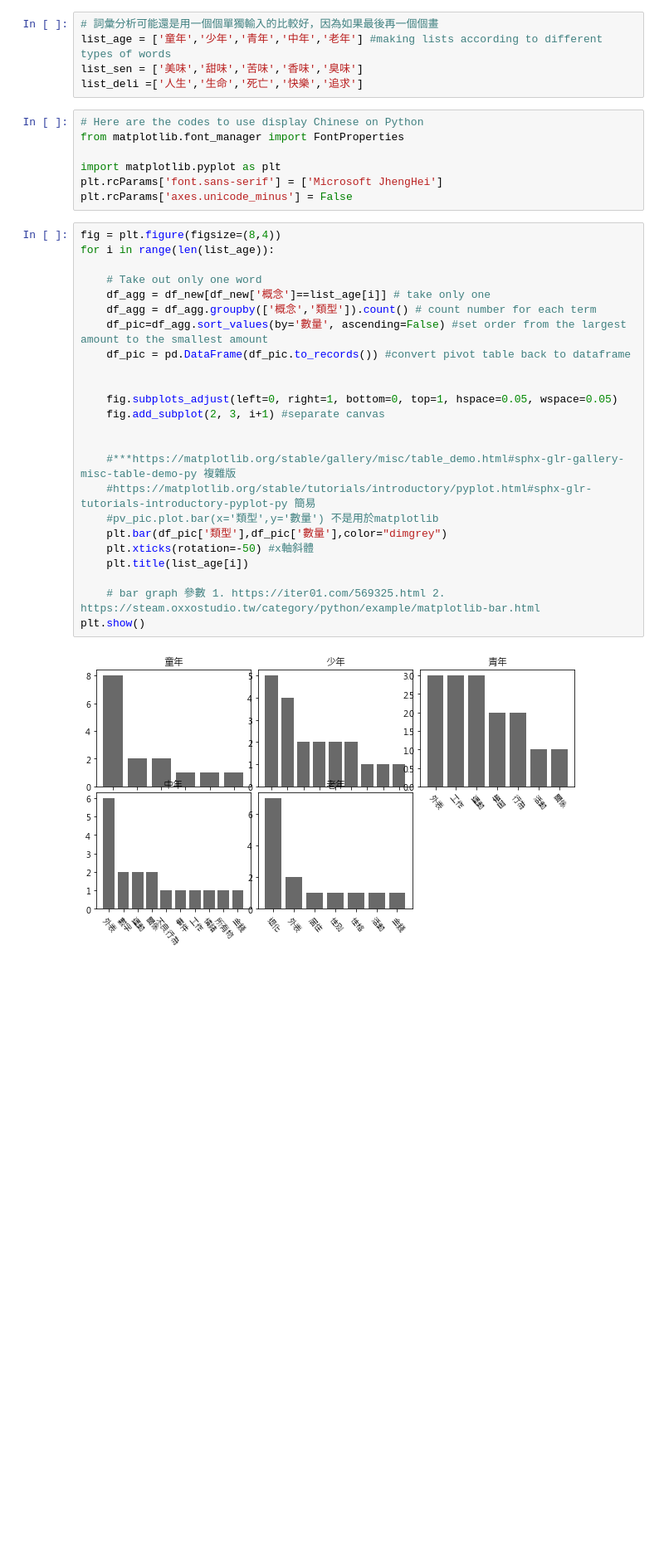
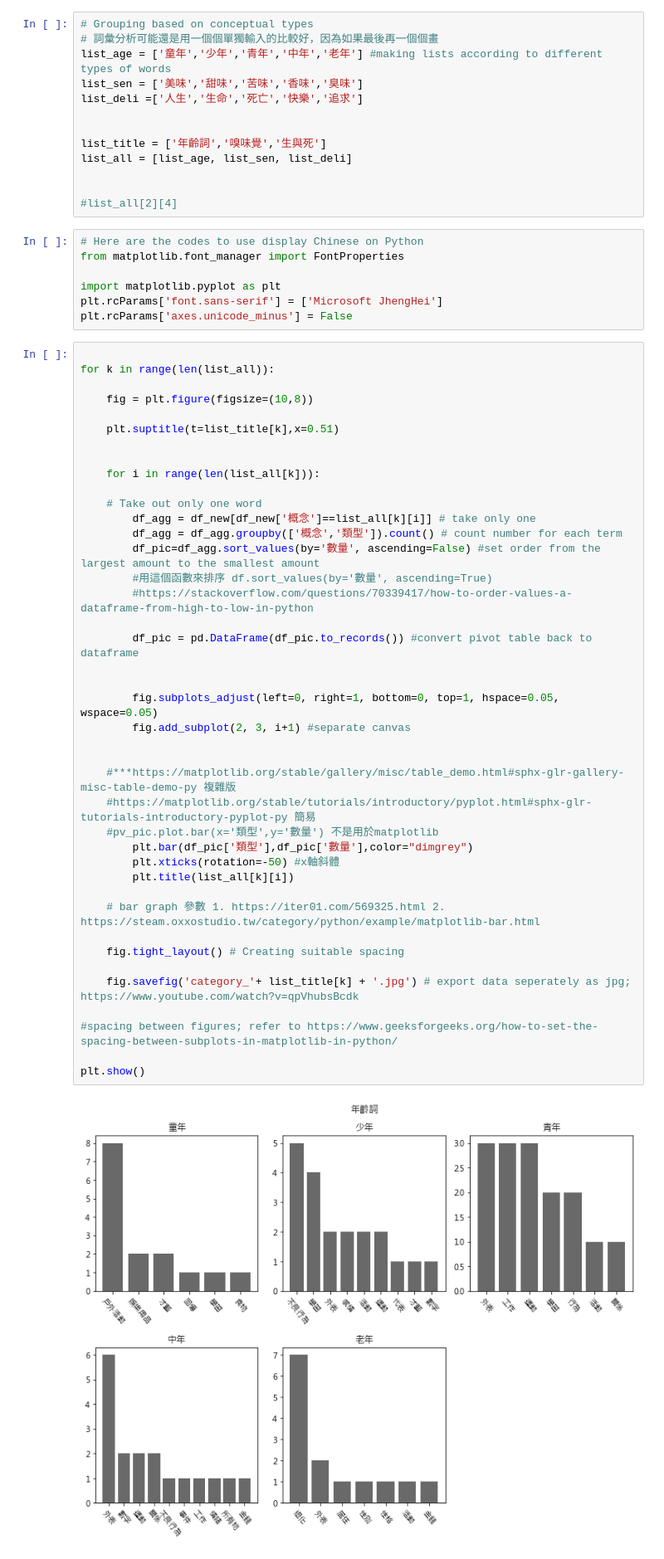
Before and after one commit to HsuHungKe/LinThesis, a Jupyter notebook: middlelevel_typology.ipynb, the cells around one changed output. Shown: that part at 83% size. Drawn from its saved outputs; the diff is of its cells as text; blank space fills up the shorter version.

```diff
--- a/middlelevel_typology.ipynb
+++ b/middlelevel_typology.ipynb
@@ -46,10 +28,18 @@ df_new.rename(columns={'concept':'概念','Type':'類型','frame':'數量'},inpl
 df_new=df_new.dropna()
 #df_new
 # %%
+# Grouping based on conceptual types
 # 詞彙分析可能還是用一個個單獨輸入的比較好，因為如果最後再一個個畫
 list_age = ['童年','少年','青年','中年','老年'] #making lists according to different types of words
 list_sen = ['美味','甜味','苦味','香味','臭味']
 list_deli =['人生','生命','死亡','快樂','追求']
+
+
+list_title = ['年齡詞','嗅味覺','生與死']
+list_all = [list_age, list_sen, list_deli]
+
+
+#list_all[2][4]
 # %%
 # Here are the codes to use display Chinese on Python
 from matplotlib.font_manager import FontProperties
@@ -58,28 +48,45 @@ import matplotlib.pyplot as plt
 plt.rcParams['font.sans-serif'] = ['Microsoft JhengHei']
 plt.rcParams['axes.unicode_minus'] = False
 # %%
-fig = plt.figure(figsize=(8,4))
-for i in range(len(list_age)):
+
+for k in range(len(list_all)):
+
+    fig = plt.figure(figsize=(10,8))
+
+    plt.suptitle(t=list_title[k],x=0.51)
+
+
+    for i in range(len(list_all[k])):
 
     # Take out only one word
-    df_agg = df_new[df_new['概念']==list_age[i]] # take only one
-    df_agg = df_agg.groupby(['概念','類型']).count() # count number for each term
-    df_pic=df_agg.sort_values(by='數量', ascending=False) #set order from the largest amount to the smallest amount
-    df_pic = pd.DataFrame(df_pic.to_records()) #convert pivot table back to dataframe
+        df_agg = df_new[df_new['概念']==list_all[k][i]] # take only one
+        df_agg = df_agg.groupby(['概念','類型']).count() # count number for each term
+        df_pic=df_agg.sort_values(by='數量', ascending=False) #set order from the largest amount to the smallest amount
+        #用這個函數來排序 df.sort_values(by='數量', ascending=True)
+        #https://stackoverflow.com/questions/70339417/how-to-order-values-a-dataframe-from-high-to-low-in-python
+
+        df_pic = pd.DataFrame(df_pic.to_records()) #convert pivot table back to dataframe
 
 
-    fig.subplots_adjust(left=0, right=1, bottom=0, top=1, hspace=0.05, wspace=0.05)
-    fig.add_subplot(2, 3, i+1) #separate canvas
+        fig.subplots_adjust(left=0, right=1, bottom=0, top=1, hspace=0.05, wspace=0.05)
+        fig.add_subplot(2, 3, i+1) #separate canvas
 
 
     #***https://matplotlib.org/stable/gallery/misc/table_demo.html#sphx-glr-gallery-misc-table-demo-py 複雜版
     #https://matplotlib.org/stable/tutorials/introductory/pyplot.html#sphx-glr-tutorials-introductory-pyplot-py 簡易
     #pv_pic.plot.bar(x='類型',y='數量') 不是用於matplotlib
-    plt.bar(df_pic['類型'],df_pic['數量'],color="dimgrey")
-    plt.xticks(rotation=-50) #x軸斜體
-    plt.title(list_age[i])
+        plt.bar(df_pic['類型'],df_pic['數量'],color="dimgrey")
+        plt.xticks(rotation=-50) #x軸斜體
+        plt.title(list_all[k][i])
 
     # bar graph 參數 1. https://iter01.com/569325.html 2. https://steam.oxxostudio.tw/category/python/example/matplotlib-bar.html
+
+    fig.tight_layout() # Creating suitable spacing
+
+    fig.savefig('category_'+ list_title[k] + '.jpg') # export data seperately as jpg; https://www.youtube.com/watch?v=qpVhubsBcdk
+
+#spacing between figures; refer to https://www.geeksforgeeks.org/how-to-set-the-spacing-between-subplots-in-matplotlib-in-python/
+
 plt.show()
 # %% [output]
-[figure, old version]
+[figure, new version]
```
Also changed, not shown: parts of 12 cells of this notebook.
